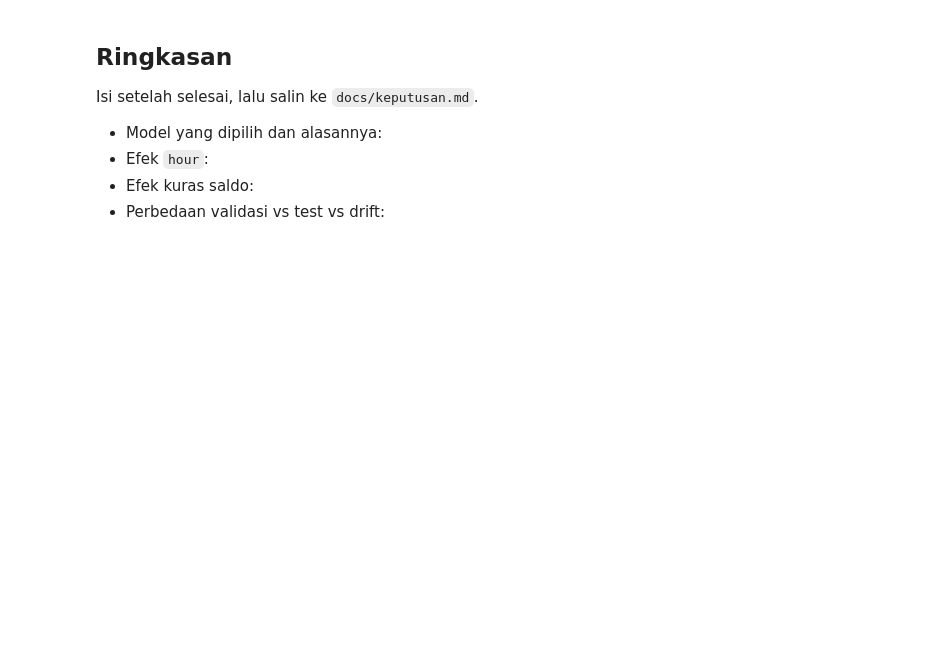
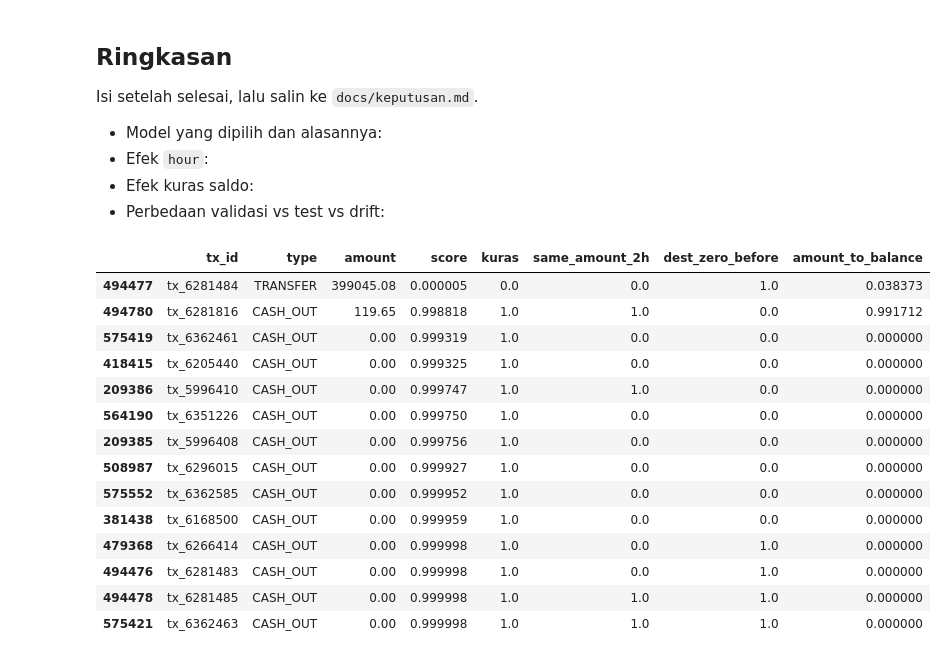
Before and after one commit to Achaikal02/realtime-fraud-detection, a Jupyter notebook: notebooks/02_baseline_xgboost.ipynb, the cells around one changed output. Drawn from its saved outputs; the diff is of its cells as text; code cells hidden in the pictures; blank space fills up the shorter version.

```diff
--- a/notebooks/02_baseline_xgboost.ipynb
+++ b/notebooks/02_baseline_xgboost.ipynb
@@ -188,3 +188,35 @@ Isi setelah selesai, lalu salin ke `docs/keputusan.md`.
 - Efek `hour`:
 - Efek kuras saldo:
 - Perbedaan validasi vs test vs drift:
+# %%
+import json, psycopg
+from fraud.evaluate import load_scored
+from fraud.db import POSTGRES_DSN
+
+d = load_scored("../data/processed/paysim.parquet")
+lolos = d[(d.isFraud == 1) & d.type.isin(["TRANSFER", "CASH_OUT"])
+          & ~(d.score * d.amount > (1 - d.score) * 200_000)]
+
+with psycopg.connect(POSTGRES_DSN) as conn:
+    feats = dict(conn.execute("SELECT tx_id, features FROM transactions WHERE tx_id = ANY(%s)",
+                              [list(lolos.tx_id)]).fetchall())
+lolos = lolos.assign(**{k: lolos.tx_id.map(lambda t: feats[t][k])
+                        for k in ["kuras", "same_amount_2h", "dest_zero_before", "amount_to_balance"]})
+lolos.sort_values("score")[["tx_id", "type", "amount", "score", "kuras", "same_amount_2h",
+                            "dest_zero_before", "amount_to_balance"]]
+# %% [output]
+|  | tx_id | type | amount | score | kuras | same_amount_2h | dest_zero_before | amount_to_balance |
+| 494477 | tx_6281484 | TRANSFER | 399045.08 | 0.000005 | 0.0 | 0.0 | 1.0 | 0.038373 |
+| 494780 | tx_6281816 | CASH_OUT | 119.65 | 0.998818 | 1.0 | 1.0 | 0.0 | 0.991712 |
+| 575419 | tx_6362461 | CASH_OUT | 0.00 | 0.999319 | 1.0 | 0.0 | 0.0 | 0.000000 |
+| 418415 | tx_6205440 | CASH_OUT | 0.00 | 0.999325 | 1.0 | 0.0 | 0.0 | 0.000000 |
+| 209386 | tx_5996410 | CASH_OUT | 0.00 | 0.999747 | 1.0 | 1.0 | 0.0 | 0.000000 |
+| 564190 | tx_6351226 | CASH_OUT | 0.00 | 0.999750 | 1.0 | 0.0 | 0.0 | 0.000000 |
+| 209385 | tx_5996408 | CASH_OUT | 0.00 | 0.999756 | 1.0 | 0.0 | 0.0 | 0.000000 |
+| 508987 | tx_6296015 | CASH_OUT | 0.00 | 0.999927 | 1.0 | 0.0 | 0.0 | 0.000000 |
+| 575552 | tx_6362585 | CASH_OUT | 0.00 | 0.999952 | 1.0 | 0.0 | 0.0 | 0.000000 |
+| 381438 | tx_6168500 | CASH_OUT | 0.00 | 0.999959 | 1.0 | 0.0 | 0.0 | 0.000000 |
+| 479368 | tx_6266414 | CASH_OUT | 0.00 | 0.999998 | 1.0 | 0.0 | 1.0 | 0.000000 |
+| 494476 | tx_6281483 | CASH_OUT | 0.00 | 0.999998 | 1.0 | 0.0 | 1.0 | 0.000000 |
+| 494478 | tx_6281485 | CASH_OUT | 0.00 | 0.999998 | 1.0 | 1.0 | 1.0 | 0.000000 |
+| 575421 | tx_6362463 | CASH_OUT | 0.00 | 0.999998 | 1.0 | 1.0 | 1.0 | 0.000000 |
```
Also changed, not shown: 1 other file.
